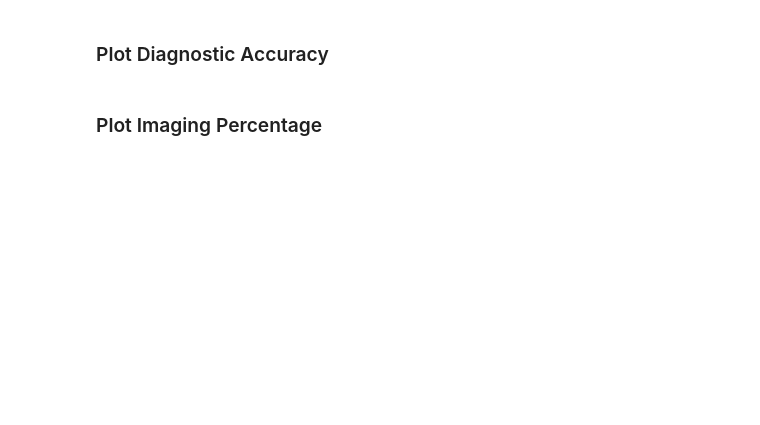
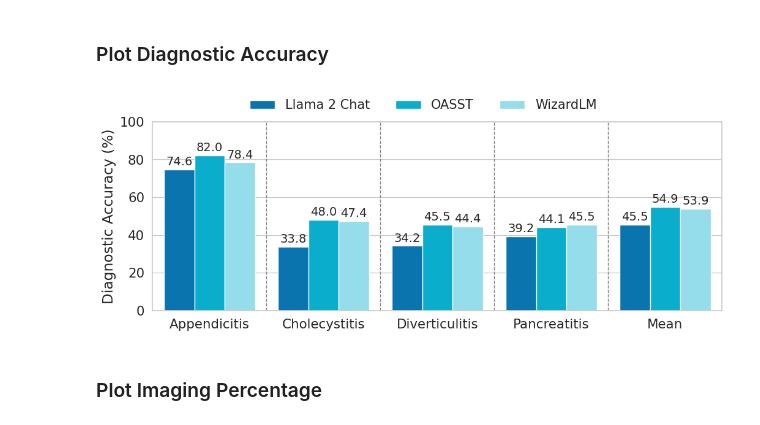
Before and after one commit to paulhager/MIMIC-Clinical-Decision-Making-Analysis, a Jupyter notebook: benchmark.ipynb, the cells around one changed output. Cells and saved outputs as stored; diff of their text form; code cells hidden in the pictures; blank space fills up the shorter version.

Commit message:
Cleaned up figure generation code and adjusted colors for camera ready version. Added environment and additional info in README

```diff
--- a/benchmark.ipynb
+++ b/benchmark.ipynb
@@ -365,41 +481,40 @@ for model in model_scores.keys():
 
 df = pd.DataFrame(data, columns=['Model', 'Pathology', 'Diagnostic Accuracy'])
 
-# Reshaping the dataframe
-#melted_df = df.melt(id_vars=['Model'], var_name='Category', value_name='Diagnostic Accuracy' )
-
 sns.set(style="whitegrid", font_scale=1.4)
 
 # Creating the bar plot
 plt.figure(figsize=(12, 4))
 df['Model'] = df['Model'].apply(lambda x: prettify_model_name[x])
 df['Diagnostic Accuracy'] *= 100
-bar_plot = sns.barplot(x='Pathology', y='Diagnostic Accuracy', hue='Model', data=df, palette=color_map)
+bar_plot = sns.barplot(x='Pathology', y='Diagnostic Accuracy', hue='Model', data=df, palette=color_map, saturation=intensity)
 
 unique_patho = df['Pathology'].unique()
 for i in range(len(unique_patho) - 1):
     bar_plot.axvline(x=i + 0.5, color='gray', linestyle='--', linewidth=1)
 
 
 # Adding the scores above the bars
 for p in bar_plot.patches:
     if p.get_height() > 0:
         bar_plot.annotate(format(p.get_height(), '.1f'),
                       (p.get_x() + p.get_width() / 2., p.get_height()),
                       ha = 'center', va = 'center',
                       xytext = (0, 9),
                       textcoords = 'offset points',
                       fontsize=14,)
 
 
 # Additional plot formatting
 plt.title('')
 plt.ylabel('Diagnostic Accuracy (%)')
 plt.xlabel('')
 plt.ylim(0, 100)
 plt.legend(bbox_to_anchor=(0.8, 1.18),  ncol=len(model_scores.keys()), frameon=False, fontsize=15)
-plt.savefig(f"Figures/DiagnosticAccuraciesCDM.pdf", dpi=300, bbox_inches='tight')
+plt.savefig(f"/home/paulhager/Projects/Papers/ClinicalBenchmark/Figures/DiagAccCDM_Fig3.pdf", dpi=300, bbox_inches='tight')
 plt.show()
+# %% [output]
+[figure, added]
 # %% [markdown]
 ### Plot Imaging Percentage
 # %%
```
Also changed, not shown: parts of 43 cells of this notebook, 3 other files.
